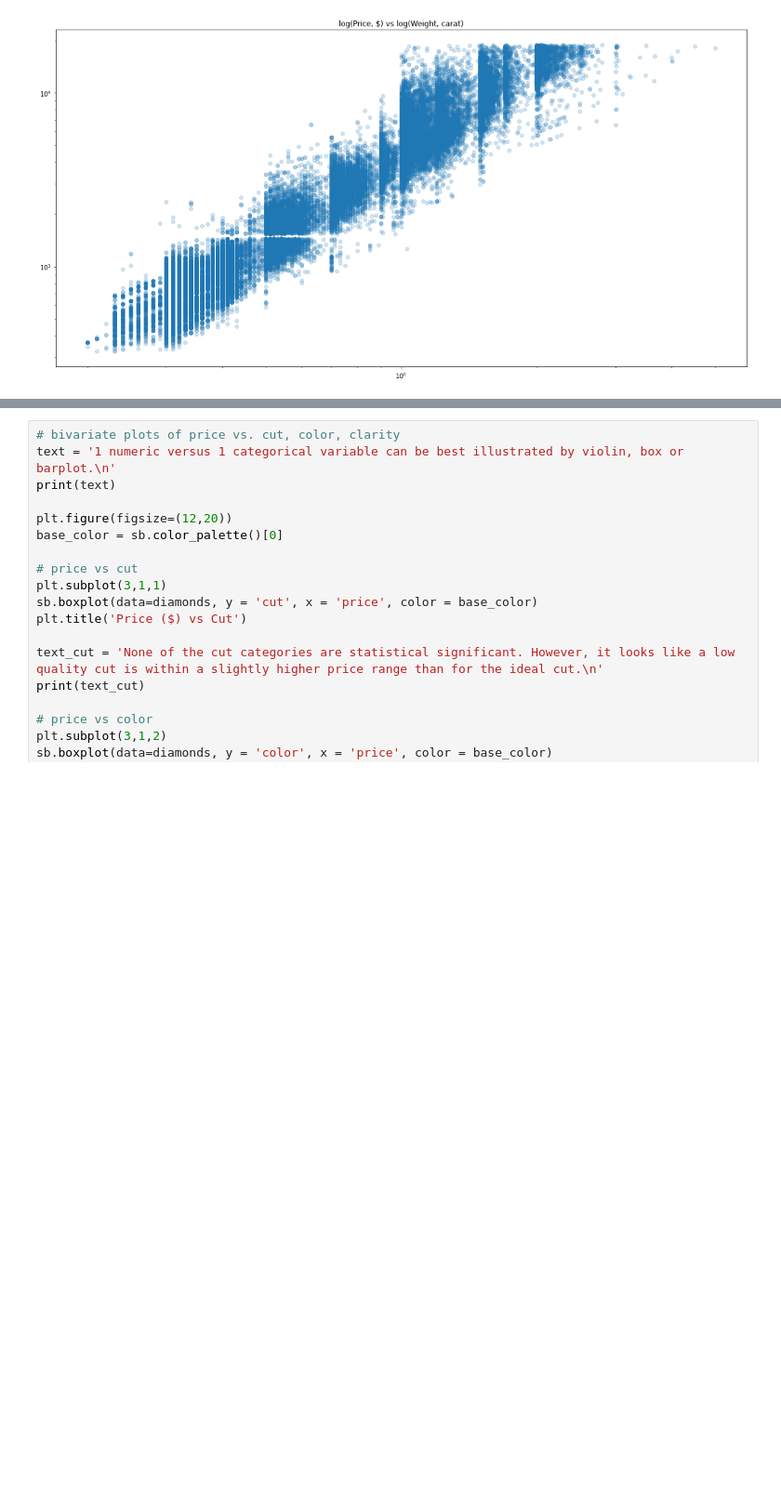
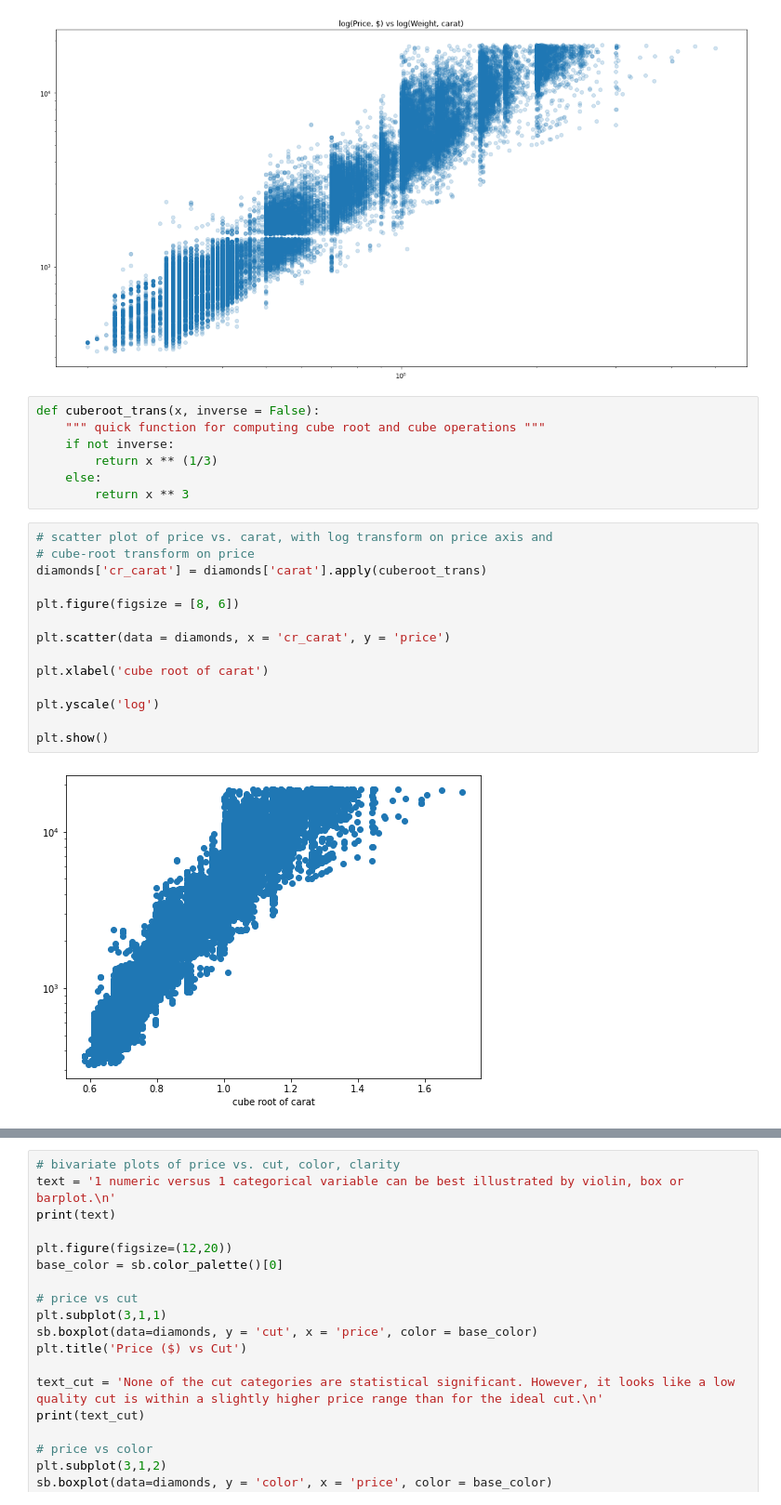
Before and after one commit to KarinWiberg/uc_dataanalyst_visualization_diamonds_case_study, a Jupyter notebook: diamonds-case-study.ipynb, the cells around one changed output, grey strips where cells are left out. Shown at 93% size. Cells and saved outputs as stored; diff of their text form; blank space fills up the shorter version.

```diff
--- a/diamonds-case-study.ipynb
+++ b/diamonds-case-study.ipynb
@@ -300,6 +311,29 @@ print(text)
 # %% [output]
 The transformation of both axis (price in $ and weight in carat) results in a linear pattern. Also, the distinct lines are still found in the visualization.
 [figure]
+# %%
+def cuberoot_trans(x, inverse = False):
+    """ quick function for computing cube root and cube operations """
+    if not inverse:
+        return x ** (1/3)
+    else:
+        return x ** 3
+# %%
+# scatter plot of price vs. carat, with log transform on price axis and
+# cube-root transform on price
+diamonds['cr_carat'] = diamonds['carat'].apply(cuberoot_trans)
+
+plt.figure(figsize = [8, 6])
+
+plt.scatter(data = diamonds, x = 'cr_carat', y = 'price')
+
+plt.xlabel('cube root of carat')
+
+plt.yscale('log')
+
+plt.show()
+# %% [output]
+[figure, added]
 # %%
 diamonds.dtypes
 # %% [output]
```
Also changed, not shown: parts of 18 cells of this notebook.
